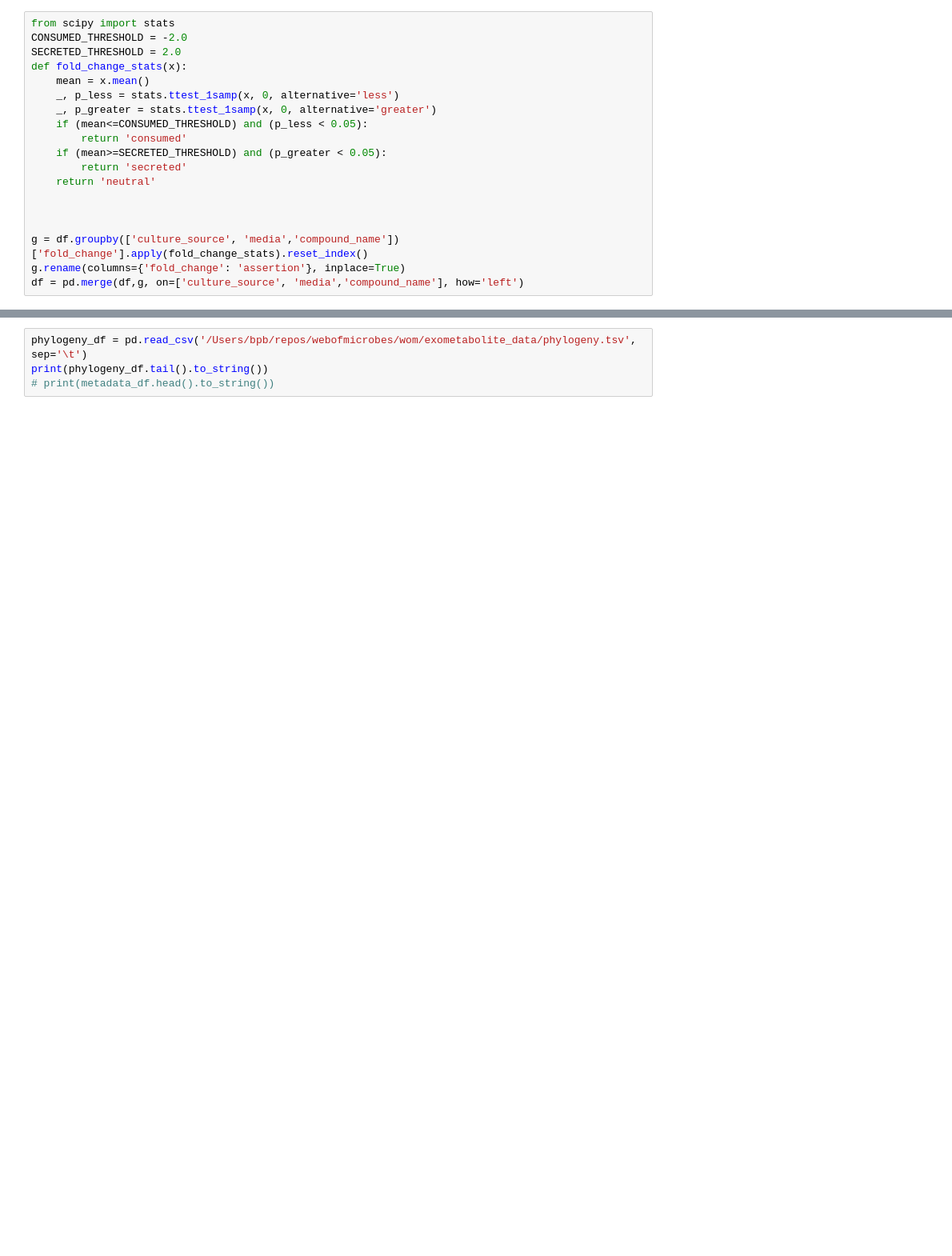
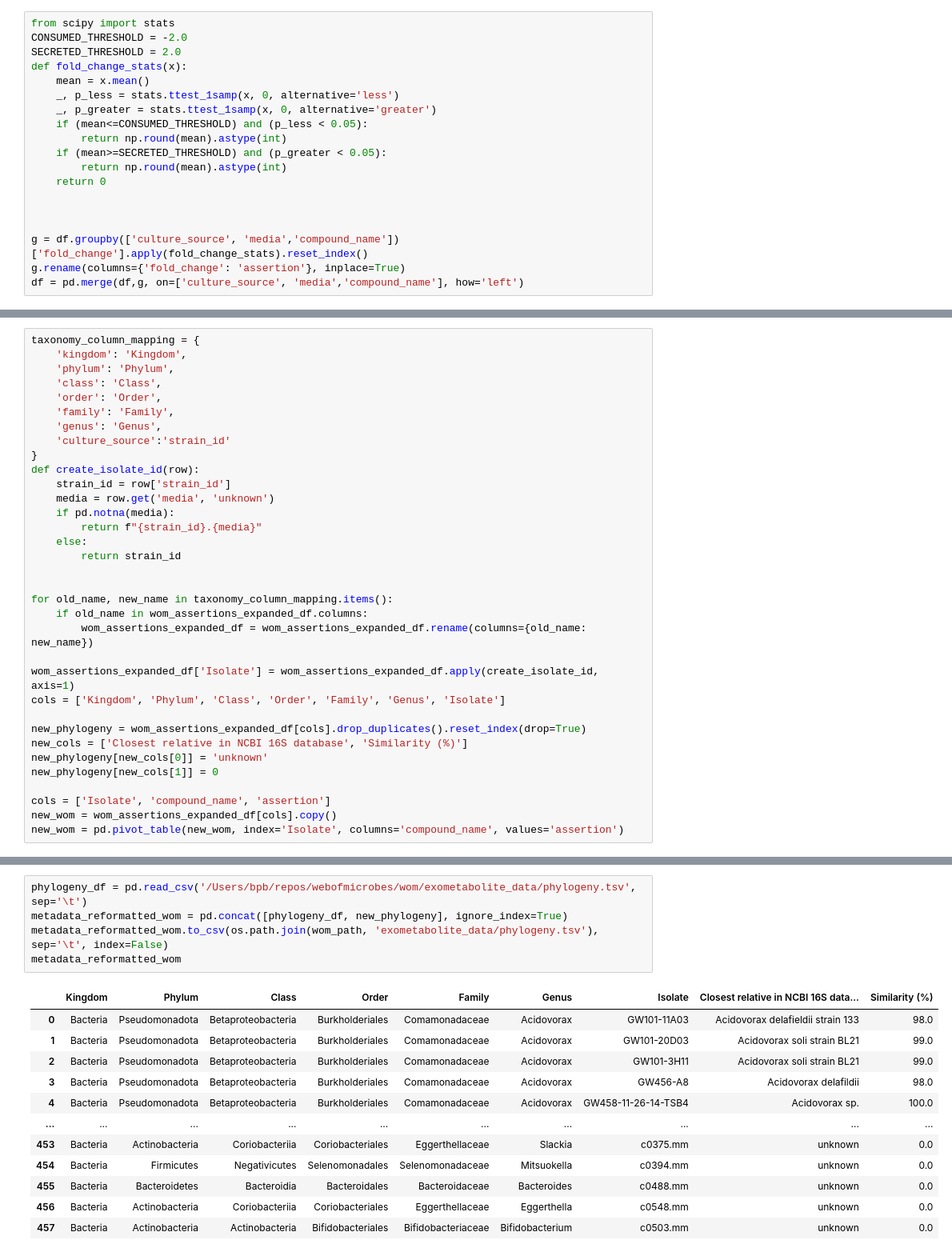
Before and after one commit to northenlab/webofmicrobes, a Jupyter notebook: wom/scripts/convert_nature_2021_to_WoM.ipynb, the cells around one changed output, grey strips where cells are left out. Shown at 80% size. Drawn from its saved outputs; the diff is of its cells as text; blank space fills up the shorter version.

Commit message:
shortened observation dataframe

```diff
--- a/wom/scripts/convert_nature_2021_to_WoM.ipynb
+++ b/wom/scripts/convert_nature_2021_to_WoM.ipynb
@@ -56,10 +56,10 @@ def fold_change_stats(x):
     _, p_less = stats.ttest_1samp(x, 0, alternative='less')
     _, p_greater = stats.ttest_1samp(x, 0, alternative='greater')
     if (mean<=CONSUMED_THRESHOLD) and (p_less < 0.05):
-        return 'consumed'
+        return np.round(mean).astype(int)
     if (mean>=SECRETED_THRESHOLD) and (p_greater < 0.05):
-        return 'secreted'
-    return 'neutral'
+        return np.round(mean).astype(int)
+    return 0
 
 
 
@@ -182,0 +213,34 @@ wom_assertions_expanded_df[wom_assertions_expanded_df['observation_id']==1599]
+# %%
+taxonomy_column_mapping = {
+    'kingdom': 'Kingdom',
+    'phylum': 'Phylum',
+    'class': 'Class',
+    'order': 'Order',
+    'family': 'Family',
+    'genus': 'Genus',
+    'culture_source':'strain_id'
+}
+def create_isolate_id(row):
+    strain_id = row['strain_id']
+    media = row.get('media', 'unknown')
+    if pd.notna(media):
+        return f"{strain_id}.{media}"
+    else:
+        return strain_id
+
+
+for old_name, new_name in taxonomy_column_mapping.items():
+    if old_name in wom_assertions_expanded_df.columns:
+        wom_assertions_expanded_df = wom_assertions_expanded_df.rename(columns={old_name: new_name})
+
+wom_assertions_expanded_df['Isolate'] = wom_assertions_expanded_df.apply(create_isolate_id, axis=1)
+cols = ['Kingdom', 'Phylum', 'Class', 'Order', 'Family', 'Genus', 'Isolate']
+
+new_phylogeny = wom_assertions_expanded_df[cols].drop_duplicates().reset_index(drop=True)
+new_cols = ['Closest relative in NCBI 16S database', 'Similarity (%)']
+new_phylogeny[new_cols[0]] = 'unknown'
+new_phylogeny[new_cols[1]] = 0
+
+cols = ['Isolate', 'compound_name', 'assertion']
+new_wom = wom_assertions_expanded_df[cols].copy()
+new_wom = pd.pivot_table(new_wom, index='Isolate', columns='compound_name', values='assertion')
@@ -183,4 +250,18 @@ wom_assertions_expanded_df[wom_assertions_expanded_df['observation_id']==1599]
 # %%
 phylogeny_df = pd.read_csv('/Users/bpb/repos/webofmicrobes/wom/exometabolite_data/phylogeny.tsv', sep='\t')
-print(phylogeny_df.tail().to_string())
-# print(metadata_df.head().to_string())
+metadata_reformatted_wom = pd.concat([phylogeny_df, new_phylogeny], ignore_index=True)
+metadata_reformatted_wom.to_csv(os.path.join(wom_path, 'exometabolite_data/phylogeny.tsv'), sep='\t', index=False)
+metadata_reformatted_wom
+# %% [output]
+|  | Kingdom | Phylum | Class | Order | Family | Genus | Isolate | Closest relative in NCBI 16S data... | Similarity (%) |
+| 0 | Bacteria | Pseudomonadota | Betaproteobacteria | Burkholderiales | Comamonadaceae | Acidovorax | GW101-11A03 | Acidovorax delafieldii strain 133 | 98.0 |
+| 1 | Bacteria | Pseudomonadota | Betaproteobacteria | Burkholderiales | Comamonadaceae | Acidovorax | GW101-20D03 | Acidovorax soli strain BL21 | 99.0 |
+| 2 | Bacteria | Pseudomonadota | Betaproteobacteria | Burkholderiales | Comamonadaceae | Acidovorax | GW101-3H11 | Acidovorax soli strain BL21 | 99.0 |
+| 3 | Bacteria | Pseudomonadota | Betaproteobacteria | Burkholderiales | Comamonadaceae | Acidovorax | GW456-A8 | Acidovorax delafildii | 98.0 |
+| 4 | Bacteria | Pseudomonadota | Betaproteobacteria | Burkholderiales | Comamonadaceae | Acidovorax | GW458-11-26-14-TSB4 | Acidovorax sp. | 100.0 |
+| ... | ... | ... | ... | ... | ... | ... | ... | ... | ... |
+| 453 | Bacteria | Actinobacteria | Coriobacteriia | Coriobacteriales | Eggerthellaceae | Slackia | c0375.mm | unknown | 0.0 |
+| 454 | Bacteria | Firmicutes | Negativicutes | Selenomonadales | Selenomonadaceae | Mitsuokella | c0394.mm | unknown | 0.0 |
+| 455 | Bacteria | Bacteroidetes | Bacteroidia | Bacteroidales | Bacteroidaceae | Bacteroides | c0488.mm | unknown | 0.0 |
+| 456 | Bacteria | Actinobacteria | Coriobacteriia | Coriobacteriales | Eggerthellaceae | Eggerthella | c0548.mm | unknown | 0.0 |
+| 457 | Bacteria | Actinobacteria | Actinobacteria | Bifidobacteriales | Bifidobacteriaceae | Bifidobacterium | c0503.mm | unknown | 0.0 |
```
Also changed, not shown: parts of 6 cells of this notebook, 5 other files.
